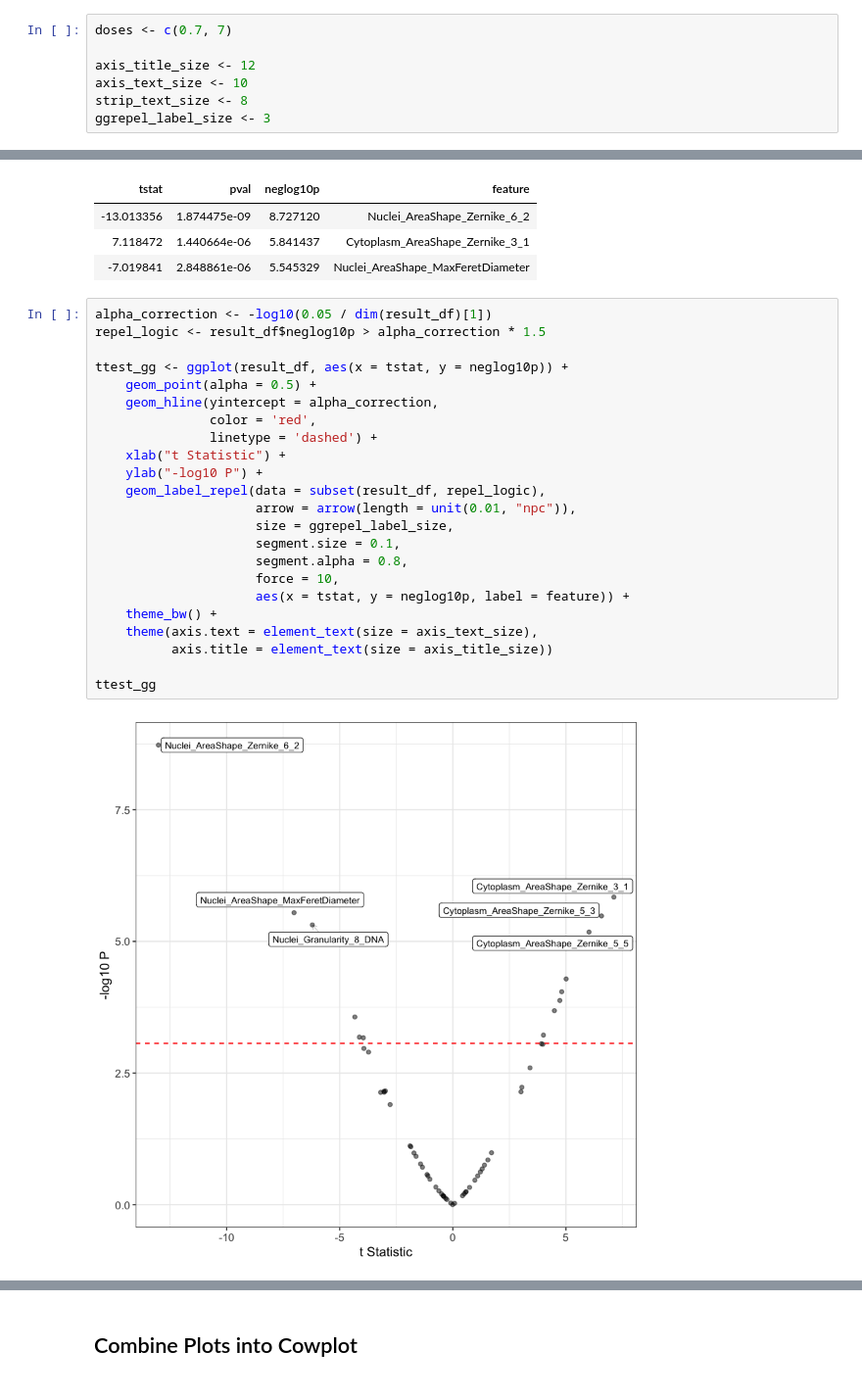
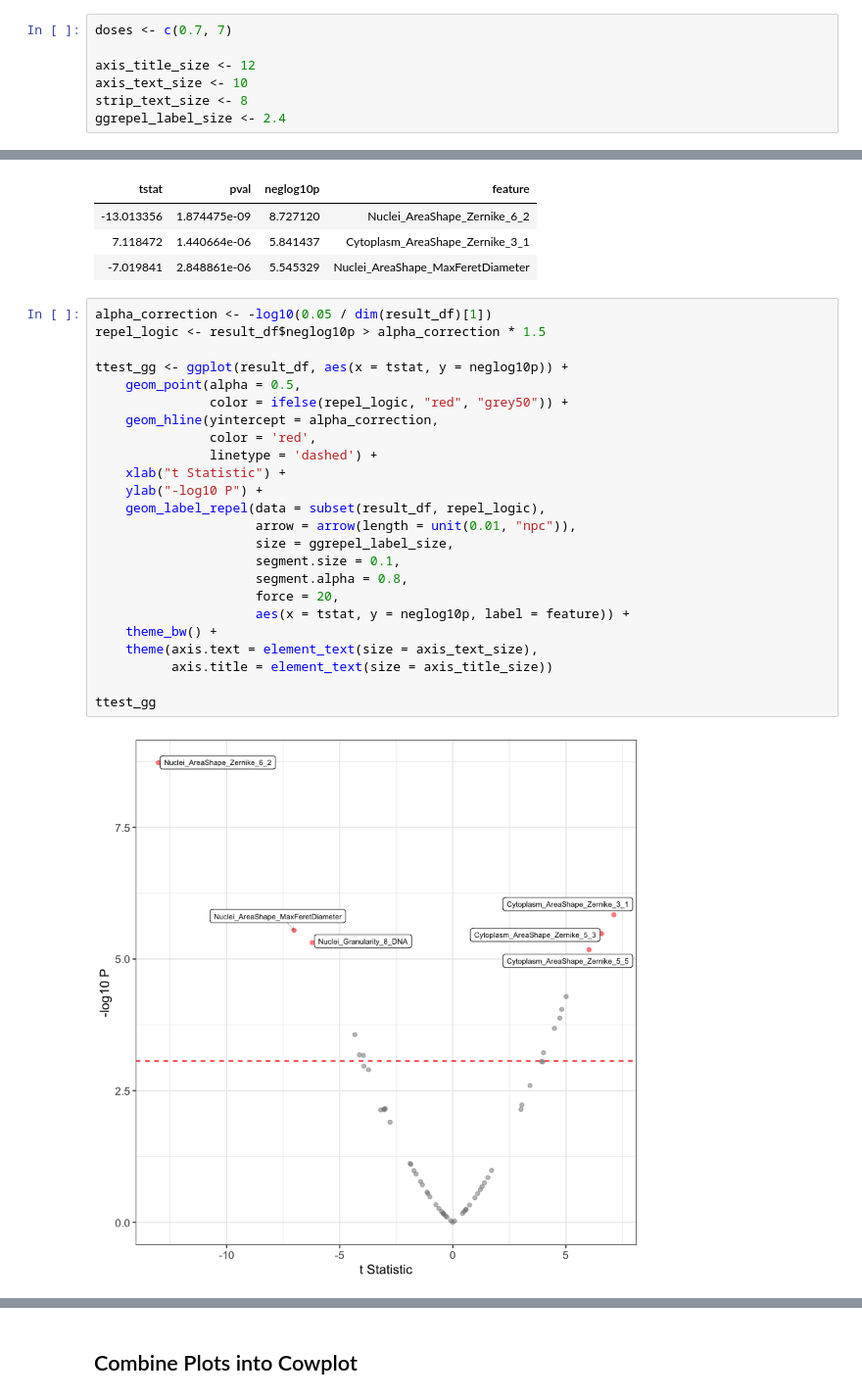
Before and after one commit to broadinstitute/profiling-resistance-mechanisms, a Jupyter notebook: discover-feature-differences.ipynb, the cells around one changed output, grey strips where cells are left out. Shown at 98% size. Cells and saved outputs as stored; diff of their text form.

```diff
--- a/discover-feature-differences.ipynb
+++ b/discover-feature-differences.ipynb
@@ -15,7 +15,7 @@ doses <- c(0.7, 7)
 axis_title_size <- 12
 axis_text_size <- 10
 strip_text_size <- 8
-ggrepel_label_size <- 3
+ggrepel_label_size <- 2.4
 # %%
 # Set column types for reading in data
 batch_cols = readr::cols(
@@ -80,26 +80,27 @@ head(result_df, 3)
 # %%
 alpha_correction <- -log10(0.05 / dim(result_df)[1])
 repel_logic <- result_df$neglog10p > alpha_correction * 1.5
 
 ttest_gg <- ggplot(result_df, aes(x = tstat, y = neglog10p)) +
-    geom_point(alpha = 0.5) +
+    geom_point(alpha = 0.5,
+               color = ifelse(repel_logic, "red", "grey50")) +
     geom_hline(yintercept = alpha_correction,
                color = 'red',
                linetype = 'dashed') +
     xlab("t Statistic") +
     ylab("-log10 P") +
     geom_label_repel(data = subset(result_df, repel_logic),
                      arrow = arrow(length = unit(0.01, "npc")),
                      size = ggrepel_label_size,
                      segment.size = 0.1,
                      segment.alpha = 0.8,
-                     force = 10,
+                     force = 20,
                      aes(x = tstat, y = neglog10p, label = feature)) +
     theme_bw() +
     theme(axis.text = element_text(size = axis_text_size),
           axis.title = element_text(size = axis_title_size))
 
 ttest_gg
 # %% [output]
-[figure, old version]
+[figure, new version]
 # %%
```
Also changed, not shown: parts of 4 cells of this notebook, 1 other file.
